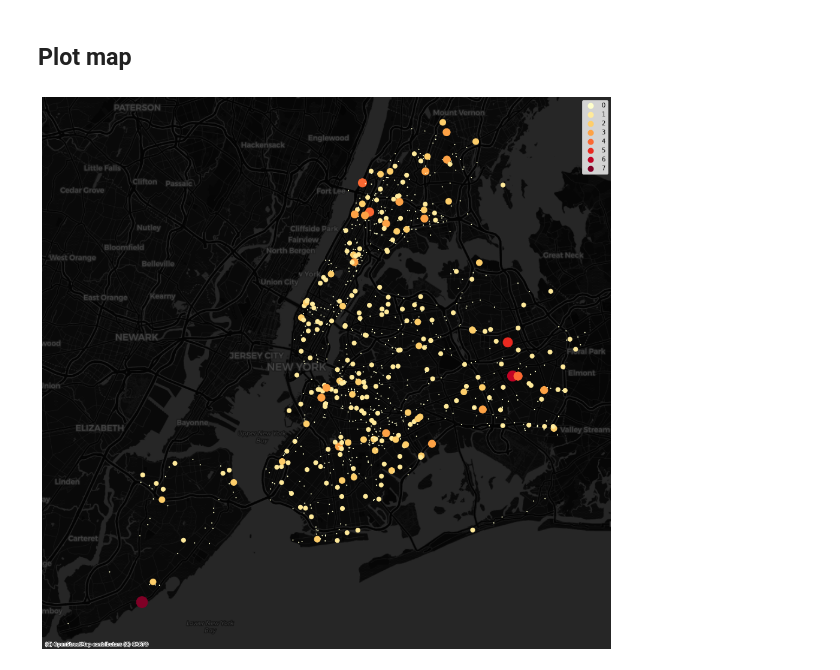
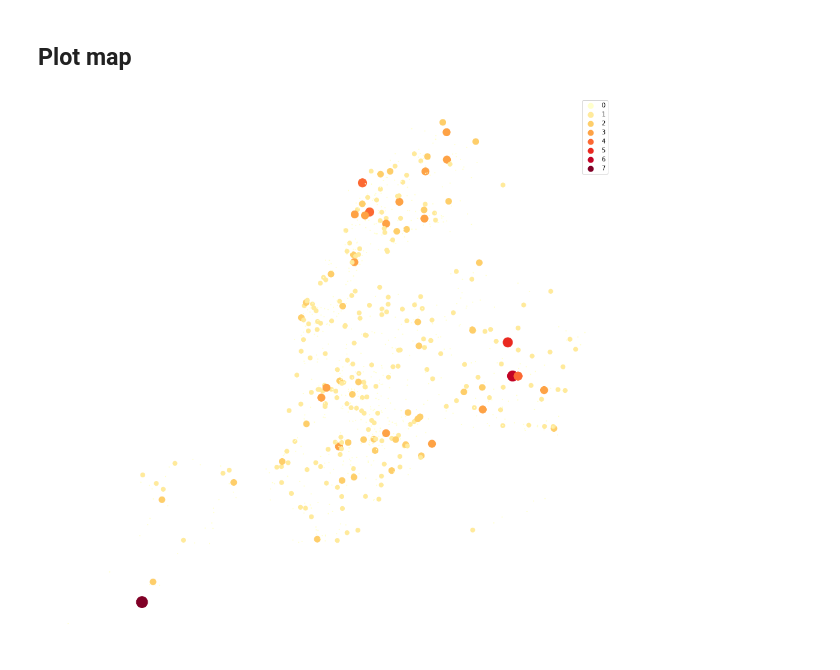
Before and after one commit to snowplanner/jupyterlab-data-science, a Jupyter notebook: src/examples/plot_traffic_accidents.ipynb, the cells around one changed output. Drawn from its saved outputs; the diff is of its cells as text; code cells hidden in the pictures.

```diff
--- a/src/examples/plot_traffic_accidents.ipynb
+++ b/src/examples/plot_traffic_accidents.ipynb
@@ -110,18 +109,16 @@ plot = accidents_by_hour.plot.bar(
 # %%
 # Create geo data structure to work with geographical data
 accidents_geo = GeoDataFrame(accidents, geometry=points_from_xy(accidents.longitude, accidents.latitude), crs='EPSG:4326')
 accidents_geo.to_crs('EPSG:3857', inplace=True)
 
 plot = accidents_geo.plot(
     figsize=(17,17),
     markersize=1 + 50 * accidents_geo.number_of_persons_injured,
     column='number_of_persons_injured',
     cmap='YlOrRd',
     categorical=True,
     legend=True
 )
-
-contextily.add_basemap(plot, crs='EPSG:3857', source=providers.CartoDB.DarkMatter)
 plot.set_axis_off()
 # %% [output]
-[figure, old version]
+[figure, new version]
```
Also changed, not shown: parts of 3 cells of this notebook, 1 other file.
